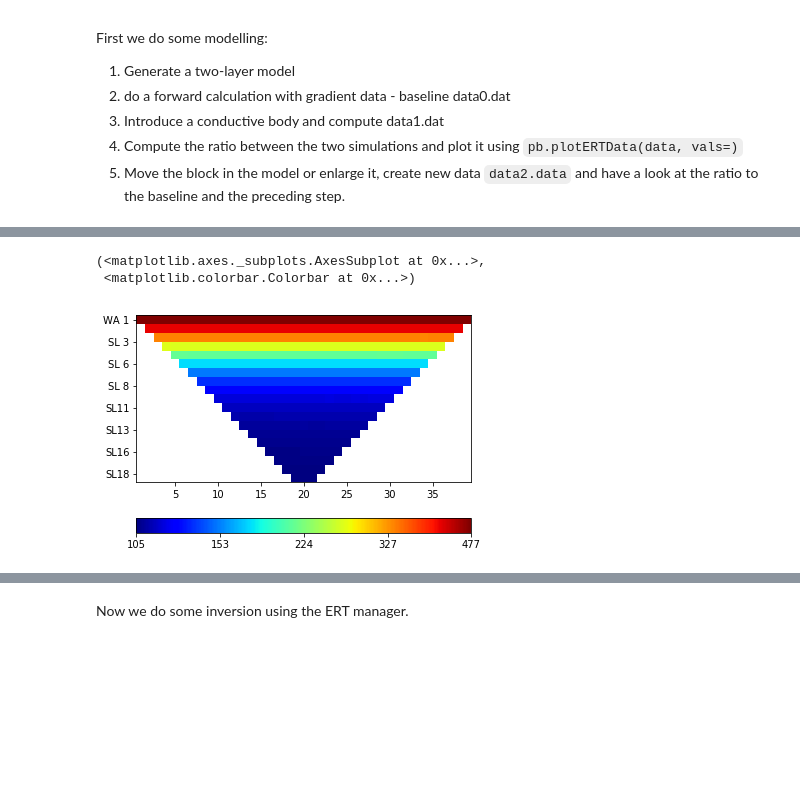
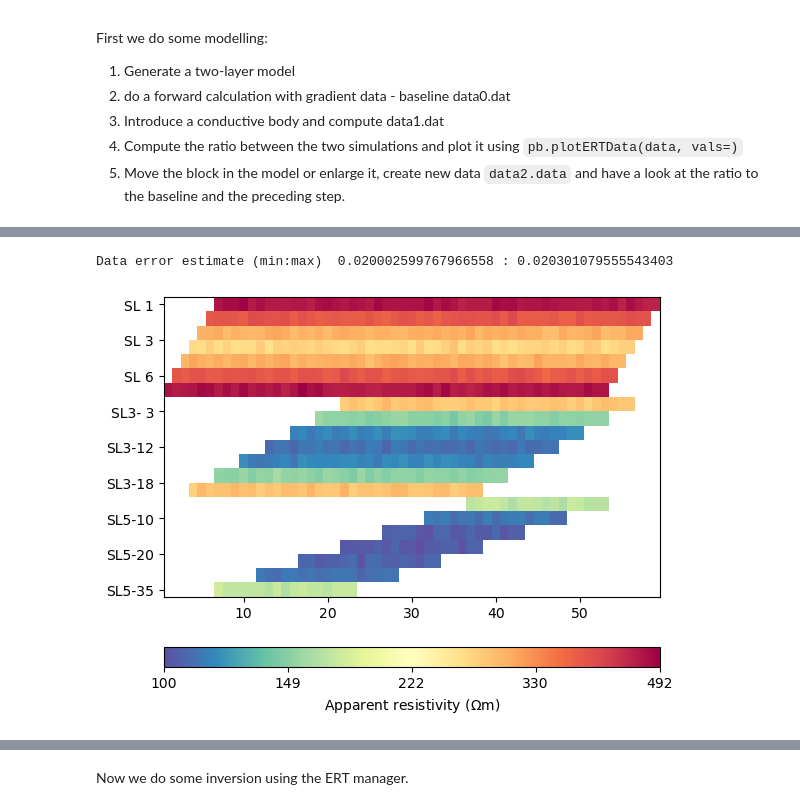
Before and after one commit to gimli-org/notebooks, a Jupyter notebook: ERT/timelapse/Timelapse ERT.ipynb, the cells around one changed output, grey strips where cells are left out. Drawn from its saved outputs; the diff is of its cells as text; code cells hidden in the pictures; blank space fills up the shorter version.

```diff
--- a/ERT/timelapse/Timelapse ERT.ipynb
+++ b/ERT/timelapse/Timelapse ERT.ipynb
@@ -18,8 +18,9 @@ import pybert as pb
 # %%
 # baseline
-world = mt.createWorld(start=[-20, 0], end=[60, -15], layers=[-2])
-ex = np.arange(start=0.0, stop=40.1, step=1.0)
+world = mt.createWorld(start=[-20, 0], end=[80, -15], layers=[-2])
+ex = np.arange(60.1)
 # The electrodes are added to a mesh along with a refinement point
 for xi in ex:
     world.createNode([xi, 0])
     world.createNode([xi, -0.2])
+pg.show(world);
@@ -41,7 +42,5 @@ pg.show(geo2)
 # %%
-scheme = pb.createData(elecs=ex, schemeName='slm')
 rhobase = [[1, 500], [2, 100]]
-ert = pb.ERTManager()
 mesh = mt.createMesh(world, quality=34.4)
-pg.show(mesh, rhobase, showMesh=True)
+pg.show(mesh, rhobase, showMesh=True);
 # %% [output]
@@ -49,0 +48,5 @@ pg.show(mesh, rhobase, showMesh=True)
+# %%
+scheme = ert.createData(elecs=ex, schemeName='gr')
+scheme['k'] = ert.geometricFactors(scheme)
+ert.show(scheme, 'k')
+error = 0.02
@@ -50,10 +55,9 @@ pg.show(mesh, rhobase, showMesh=True)
 # %%
-data = ert.simulate(mesh, scheme=scheme, res=rhobase)
-pb.plotERTData(data)
+data = ert.simulate(mesh, scheme=scheme, res=rhobase, noiseLevel=error)
+ert.show(data);
 # %% [output]
-(<matplotlib.axes._subplots.AxesSubplot at 0x...>,
- <matplotlib.colorbar.Colorbar at 0x...>)
+Data error estimate (min:max)  0.020002599767966558 : 0.020301079555543403
-[figure, old version]
+[figure, new version]
 # %%
 mesh = mt.createMesh(geo1, quality=34.4)
 rhotime = rhobase + [[3, 5]]
```
Also changed, not shown: parts of 36 cells of this notebook, 3 other files.
